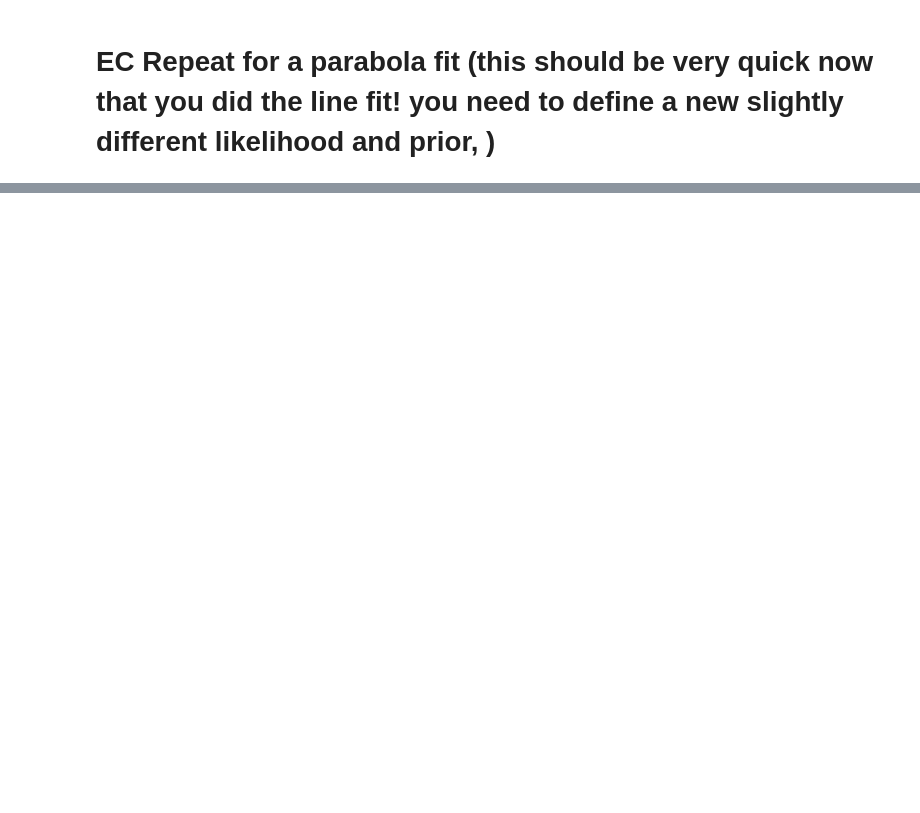
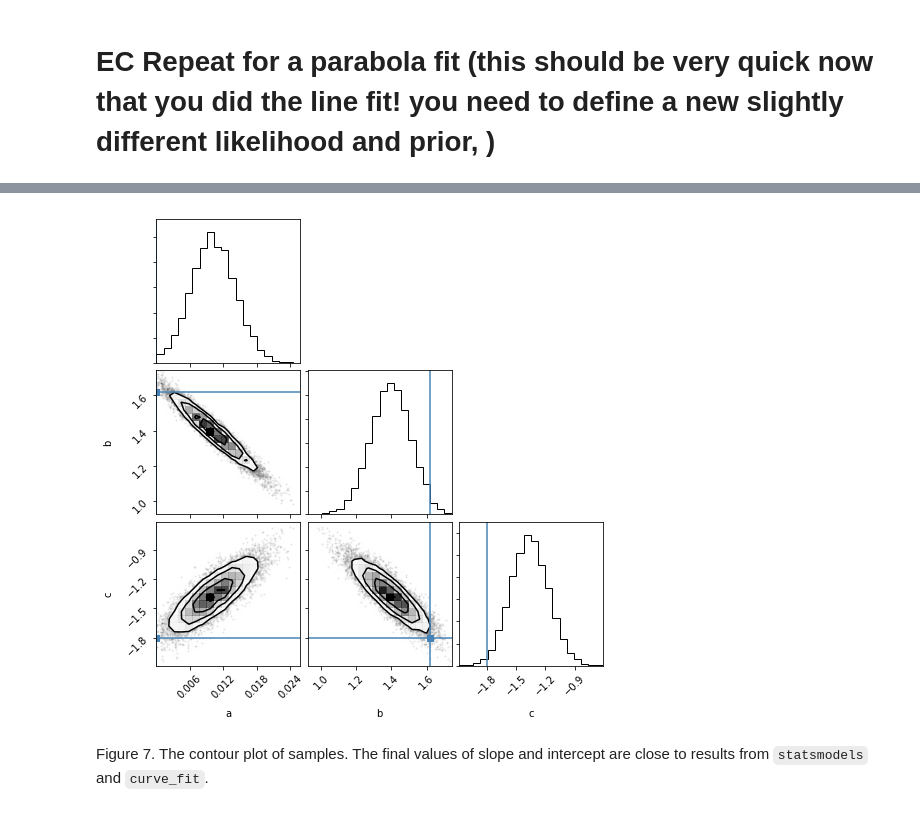
Before and after one commit to xiaolng/DSPS_xLi, a Jupyter notebook: HW7/LRtestAndMCMC.ipynb, the cells around one changed output, grey strips where cells are left out. Saved outputs shown, nothing was run; the diff lists cells and outputs as text; code cells hidden in the pictures; blank space fills up the shorter version.

````diff
--- a/HW7/LRtestAndMCMC.ipynb
+++ b/HW7/LRtestAndMCMC.ipynb
@@ -397,2 +436,25 @@ label the axis "slope" and "intercept" appropriately
 # %% [markdown]
 #  EC Repeat for a parabola fit (this should be very quick now that you did the line fit! you need to define a new slightly different likelihood and prior, )
+# %%
+def log_likelihood(theta, x, y, yerr):
+
+    a, b, c = theta
+    model = a * x**2 + b * x + c
+    # model = polynomial(x, *theta)
+    sigma2 = yerr**2
+    return -0.5*np.sum((y-model)**2/sigma2 + np.log(sigma2))
+
+def log_prior(theta):
+
+    a, b, c = theta
+    # uniform prior
+    if a > 0.0 and  b > 0.0 and -10.0 < c < 10.0:
+        return 0.0
+    return -np.inf
+
+def log_probability(theta, x, y, yerr):
+    lp = log_prior(theta)
+    if not np.isfinite(lp):
+        return -np.inf
+
+    return lp + log_likelihood(theta, x, y, yerr)
@@ -398,0 +489,8 @@ label the axis "slope" and "intercept" appropriately
+# %%
+flat_samples = sampler.get_chain(discard=100, thin=15, flat=True)
+# %%
+fig = corner.corner(flat_samples, labels=['a', 'b', 'c'], truths=[0., 1.62, -1.8])
+# %% [output]
+[figure, added]
+# %% [markdown]
+Figure 7. The contour plot of samples. The final values of slope and intercept are close to results from ```statsmodels``` and ```curve_fit```.
````
Also changed, not shown: parts of 19 cells of this notebook.
